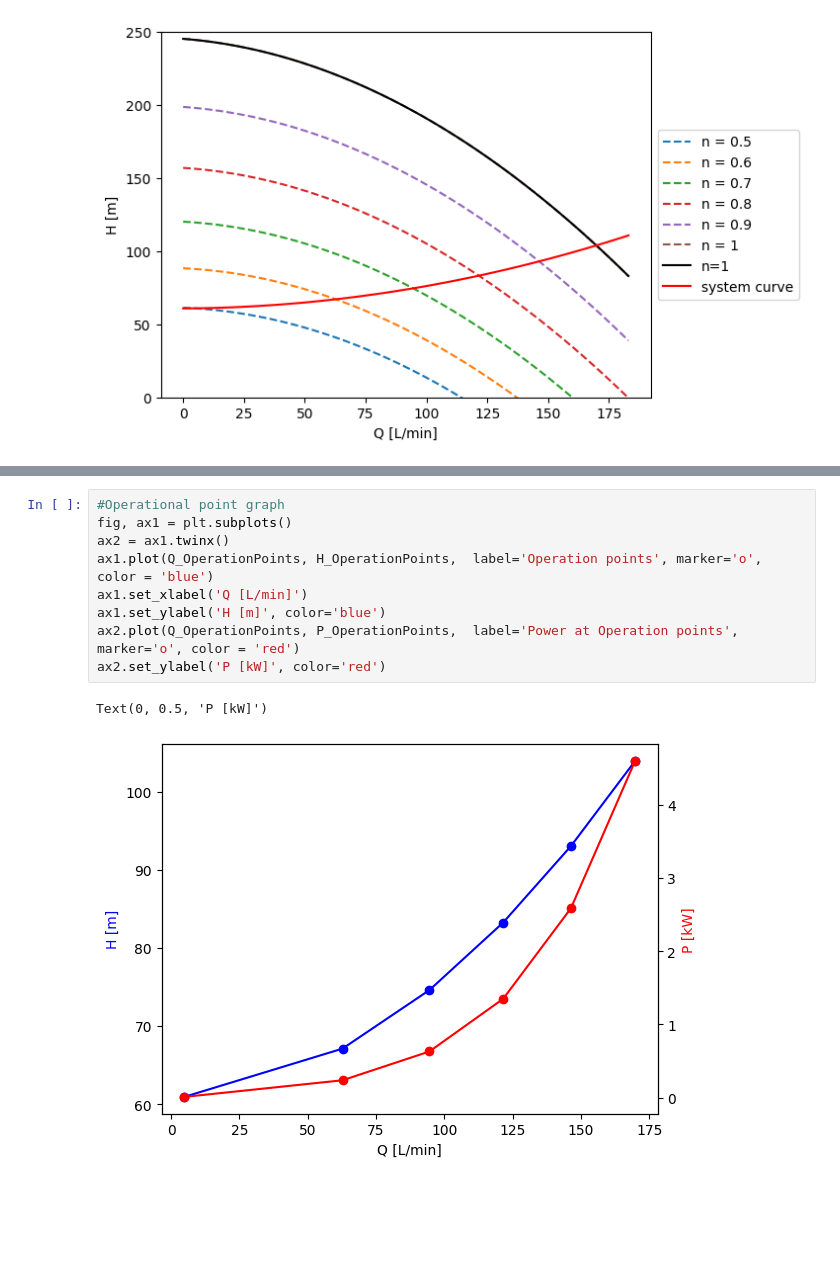
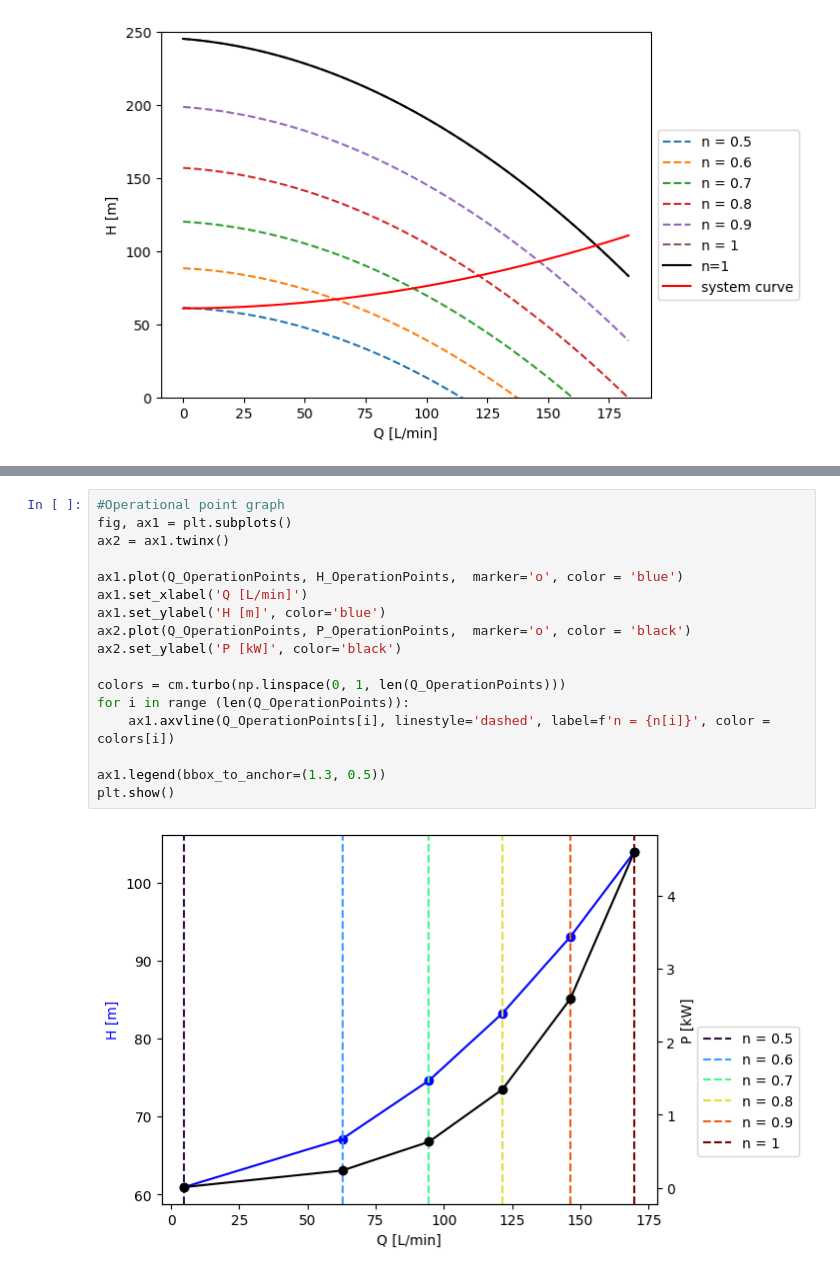
Before and after one commit to mascholten123/Code, a Jupyter notebook: pumpCode/PumpCurve.ipynb, the cells around one changed output, grey strips where cells are left out. Saved outputs shown, nothing was run; the diff lists cells and outputs as text; blank space fills up the shorter version.

```diff
--- a/pumpCode/PumpCurve.ipynb
+++ b/pumpCode/PumpCurve.ipynb
@@ -99,12 +100,19 @@ plt.show()
 # %%
 #Operational point graph
 fig, ax1 = plt.subplots()
 ax2 = ax1.twinx()
-ax1.plot(Q_OperationPoints, H_OperationPoints,  label='Operation points', marker='o', color = 'blue')
+
+ax1.plot(Q_OperationPoints, H_OperationPoints,  marker='o', color = 'blue')
 ax1.set_xlabel('Q [L/min]')
 ax1.set_ylabel('H [m]', color='blue')
-ax2.plot(Q_OperationPoints, P_OperationPoints,  label='Power at Operation points', marker='o', color = 'red')
-ax2.set_ylabel('P [kW]', color='red')
+ax2.plot(Q_OperationPoints, P_OperationPoints,  marker='o', color = 'black')
+ax2.set_ylabel('P [kW]', color='black')
+
+colors = cm.turbo(np.linspace(0, 1, len(Q_OperationPoints)))
+for i in range (len(Q_OperationPoints)):
+    ax1.axvline(Q_OperationPoints[i], linestyle='dashed', label=f'n = {n[i]}', color = colors[i])
+
+ax1.legend(bbox_to_anchor=(1.3, 0.5))
+plt.show()
 # %% [output]
-Text(0, 0.5, 'P [kW]')
-[figure, old version]
+[figure, new version]
```
Also changed, not shown: parts of 3 cells of this notebook.
